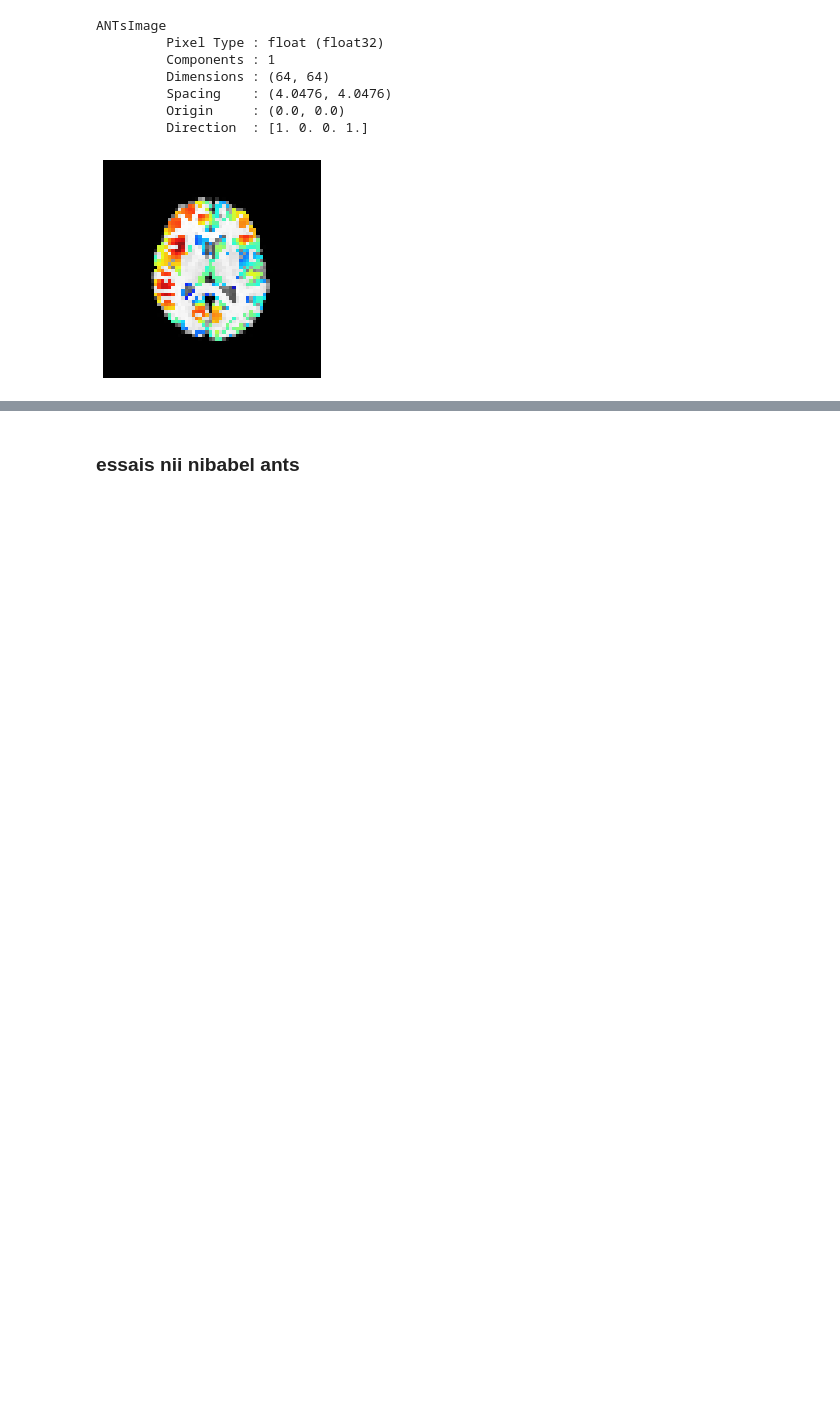
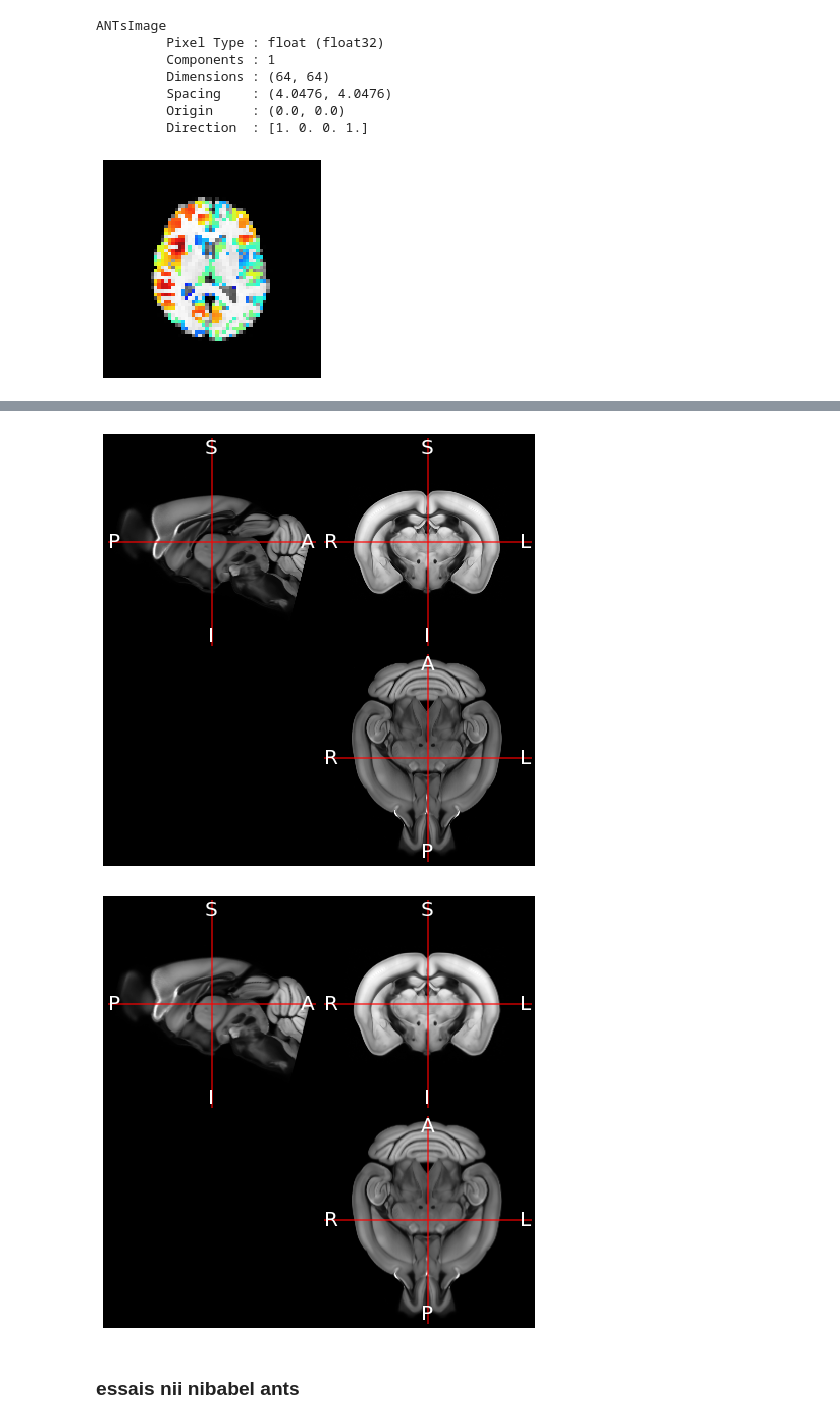
Before and after one commit to linum-uqam/m2m, a Jupyter notebook: src/antspyx_tuto.ipynb, the cells around one changed output, grey strips where cells are left out. Drawn from its saved outputs; the diff is of its cells as text; code cells hidden in the pictures; blank space fills up the shorter version.

Commit message:
issue #16: essai de registration reussie, wip pour mi-brain

```diff
--- a/src/antspyx_tuto.ipynb
+++ b/src/antspyx_tuto.ipynb
@@ -78,22 +100,15 @@ ANTsImage
 # %%
-import nrrd
-import nibabel as nib
-import numpy as np
-
-# load .nrrd
-template = nib.load('/Users/mahdi/stage-2022-mahdi/src/allen_template_25.nii.gz')
-vol = template.get_fdata()
-
 # load reference
 avgt = nib.load('/Users/mahdi/stage-2022-mahdi/src/AVGT.nii.gz')
 ref_vol = avgt.get_fdata()
 
-vol = vol.astype(float)
+# load moving
+allen = nib.load('/Users/mahdi/stage-2022-mahdi/src/allen_template_25_manualRAS.nii.gz')
+allen_vol = allen.get_fdata()
+
+
+allen_vol = allen_vol.astype(float)
 ref_vol = ref_vol.astype(float)
 
 fixed = ants.from_numpy( ref_vol ).resample_image((164, 212, 158),1,0)
-moving = ants.from_numpy( vol ).resample_image((164, 212, 158),1,0)
-
-mytx = ants.registration(fixed=fixed , moving=moving, type_of_transform='SyN' )
-
-warped_moving = mytx['warpedmovout']
+moving = ants.from_numpy( allen_vol ).resample_image((164, 212, 158),1,0)
@@ -110,3 +121,13 @@ moving.plot_ortho()
+# %%
+mytx = ants.registration(fixed=fixed , moving=moving, type_of_transform='SyN' )
+
+warped_moving = ants.apply_transforms(fixed=fixed, moving=moving,
+                                          transformlist=mytx['fwdtransforms'])
+# %%
+fixed.plot_ortho_double(warped_moving)
+# %% [output]
+[figure, added]
+[figure, added]
 # %% [markdown]
 ### essais nii nibabel ants
 # %%
```
Also changed, not shown: parts of 4 cells of this notebook, 1 other file.
